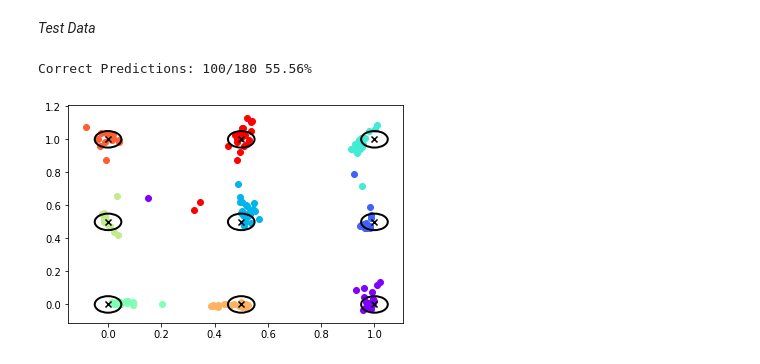
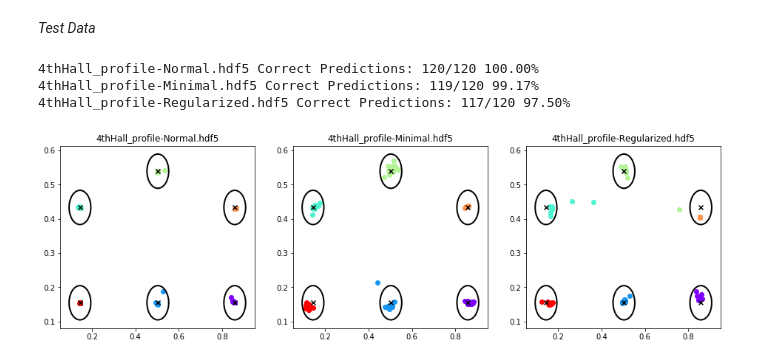
Before and after one commit to JohnFodero/localizer, a Jupyter notebook: Notebooks/Visualize Predictions.ipynb, the cells around one changed output. Drawn from its saved outputs; the diff is of its cells as text; code cells hidden in the pictures.

Commit message:
regular update

```diff
--- a/Notebooks/Visualize Predictions.ipynb
+++ b/Notebooks/Visualize Predictions.ipynb
@@ -29,5 +57,13 @@ TEST       | (180, 20)       | (180, 2)
 # %%
-color_map_iter = iter(cm.rainbow(np.linspace(0, 1, 9)))
+points = []
+for point in y_train:
+    if str(point) in points:
+        pass
+    else:
+        points.append(str(point))
+num_points = len(points)
+print(num_points)
+color_map_iter = iter(cm.rainbow(np.linspace(0, 1, num_points)))
 colors = {}
 for point in y_train:
     try:
@@ -37,9 +75,2 @@ for point in y_train:
 # %% [markdown]
 *Training Data*
-# %%
-pred_train = model.predict(X_train)
-for i, point in enumerate(pred_train):
-    color = colors[str(y_train[i])]
-    plt.scatter(point[0], point[1], color=color)
-    plt.scatter(y_train[i, 0], y_train[i, 1], color='black', marker='x')
-plt.show()
@@ -48,30 +113,37 @@ plt.show()
 # %% [markdown]
 *Test Data*
 # %%
-pred_test = model.predict(X_test)
-correct_points = 0
+n = len(models)
+plt.figure(figsize=(16,10))
 eval_range = 0.05
 
-for i, point in enumerate(pred_test):
-    color = colors[str(y_test[i])]
-    plt.scatter(point[0], point[1], color=color)
-    x_diff = point[0] - y_test[i,0]
-    y_diff = point[1] - y_test[i,1]
-    dist = np.sqrt(np.square(x_diff) + np.square(y_diff))
-    if dist < eval_range:
-        correct_points += 1
-ax = plt.gca()
-for item in colors:
-    points = item.strip('[]').split()
-    plt.scatter(float(points[0]), float(points[1]), color='black', marker='x')
-    rect = patches.Circle((float(points[0]), float(points[1])),
-                          radius=eval_range,linewidth=2,edgecolor='k',facecolor='none')
-    ax.add_patch(rect)
-
-
-print('Correct Predictions: {}/{} {:.2f}%'.format(correct_points, len(pred_test),
+for j in range(n):
+    correct_points = 0
+    pred_test = models[j][0].predict(X_test, verbose=0)
+    title = models[j][1]
+    ax = plt.subplot(2, n, j + 1)
+    for i, point in enumerate(pred_test):
+        color = colors[str(y_test[i])]
+        plt.scatter(point[0], point[1], color=color)
+        # compute the distance to the target
+        x_diff = point[0] - y_test[i,0]
+        y_diff = point[1] - y_test[i,1]
+        dist = np.sqrt(np.square(x_diff) + np.square(y_diff))
+        if dist < eval_range:
+            correct_points += 1
+    # plot acceptable range circles
+    for item in colors:
+        points = item.strip('[]').split()
+        plt.scatter(float(points[0]), float(points[1]), color='black', marker='x')
+        rect = patches.Circle((float(points[0]), float(points[1])),
+                              radius=eval_range,linewidth=2,edgecolor='k',facecolor='none')
+        ax.add_patch(rect)
+    plt.title(title)
+    print('{} Correct Predictions: {}/{} {:.2f}%'.format(title, correct_points, len(pred_test),
                                                   100*float(correct_points)/float(len(pred_test))))
 plt.show()
 # %% [output]
-Correct Predictions: 100/180 55.56%
+4thHall_profile-Normal.hdf5 Correct Predictions: 120/120 100.00%
+4thHall_profile-Minimal.hdf5 Correct Predictions: 119/120 99.17%
+4thHall_profile-Regularized.hdf5 Correct Predictions: 117/120 97.50%
-[figure, old version]
+[figure, new version]
```
Also changed, not shown: parts of 5 cells of this notebook, 29 other files.
